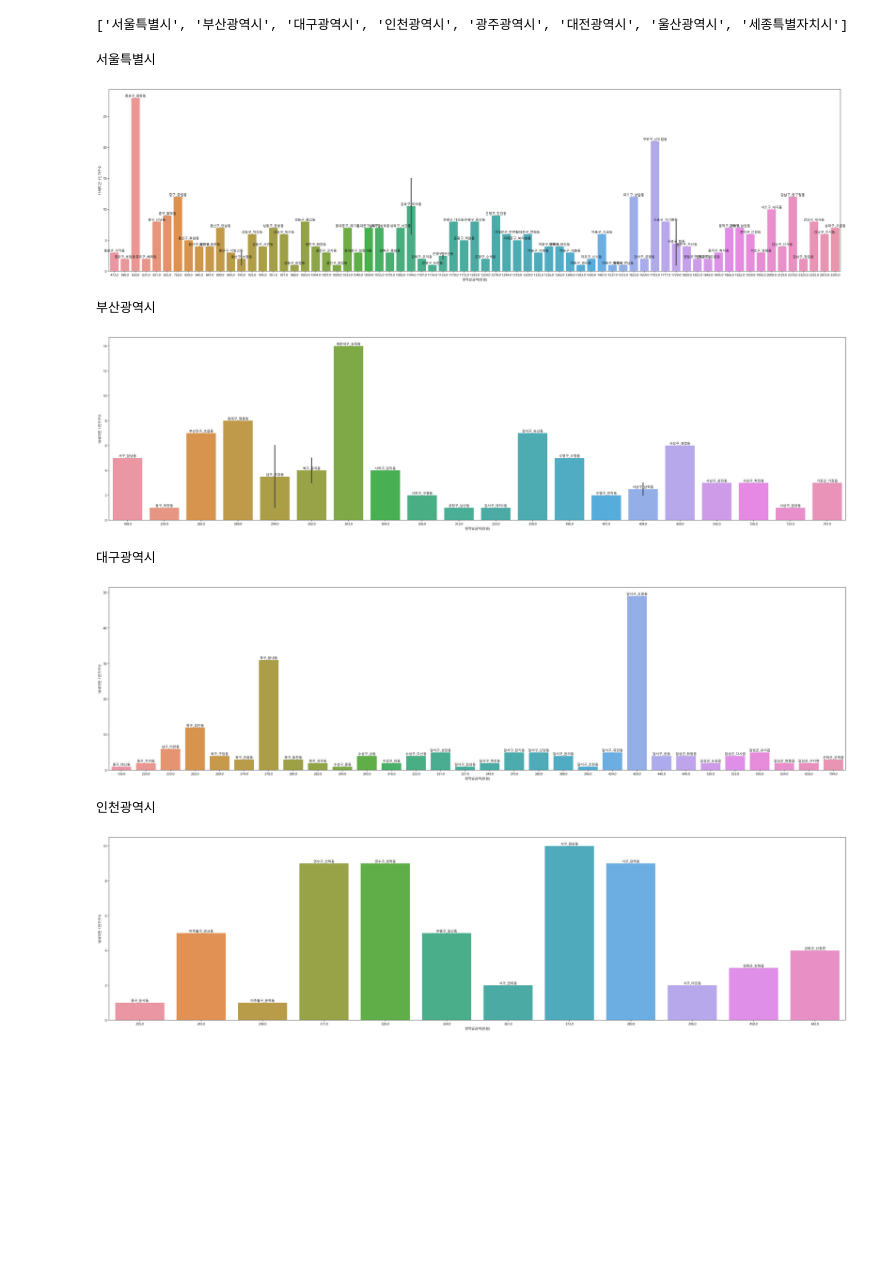
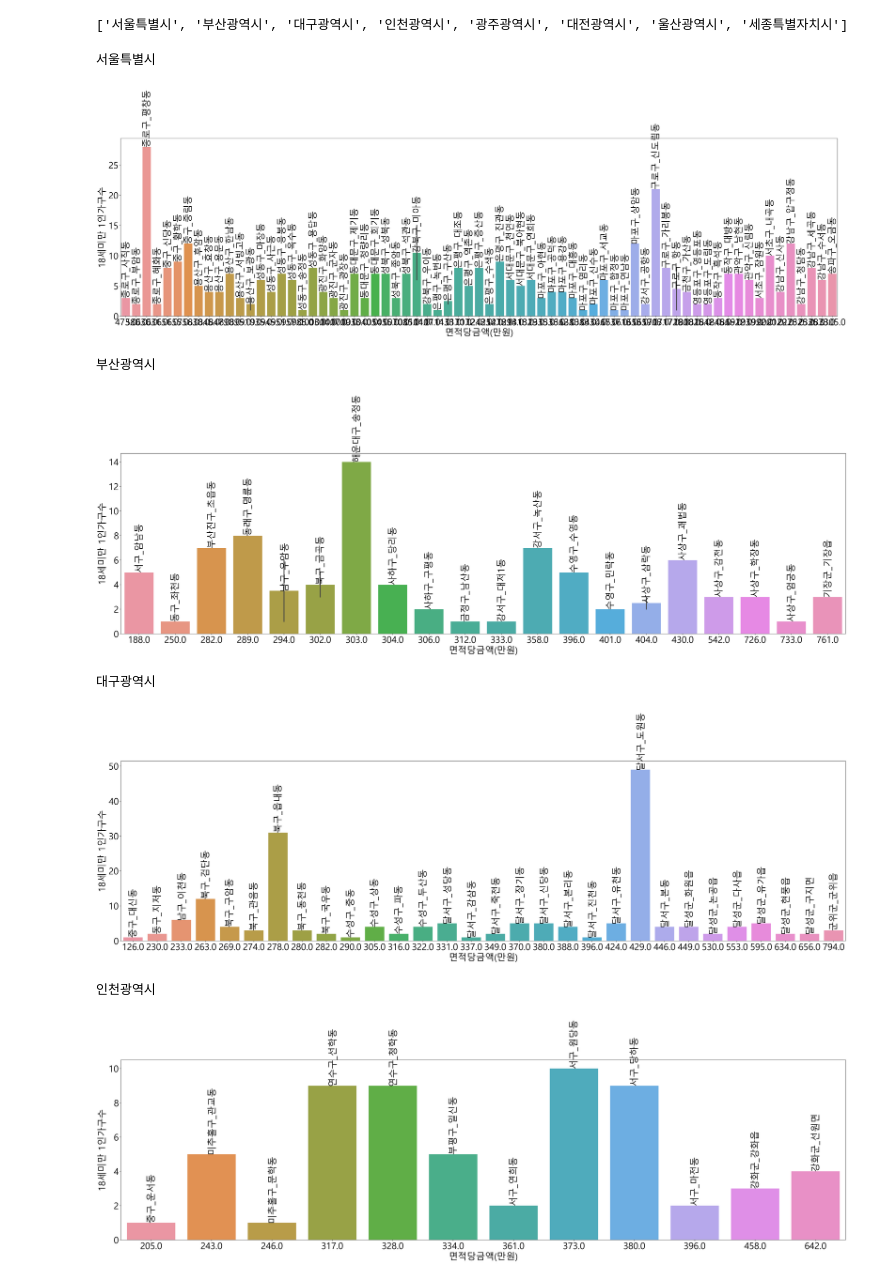
Before and after one commit to Thejiney/ai, a Jupyter notebook: source/project(1stPersonal)/apt/데이터 분석.ipynb, the cells around one changed output. Cells and saved outputs as stored; diff of their text form; code cells hidden in the pictures; blank space fills up the shorter version.

```diff
--- a/source/project(1stPersonal)/apt/데이터 분석.ipynb
+++ b/source/project(1stPersonal)/apt/데이터 분석.ipynb
@@ -48,29 +48,31 @@ idx
 # %%
 for i in idx:
     print(i)
     plt.figure(figsize=(40,10))
+    plt.rcParams['font.size'] = 28
     temp=df_merge[df_merge['시도명']==i]
     ax = sns.barplot(data=temp, x='면적당금액(만원)', y='18세미만 1인가구수',)
     x=0
     for p in ax.patches:
         ax.text(
             p.get_x() + p.get_width() / 2,  # 막대의 중앙
             p.get_height(),          # 막대 높이 위에 약간 띄운 위치
             temp['시군구명'].iloc[x]+'_'+temp['읍면동명'].iloc[x],      # 표시할 값 (정수로 변환)
             ha='center',                   # 수평 정렬
             va='bottom',                   # 수직 정렬
-            fontsize=10                    # 글꼴 크기
+            fontsize=28,                    # 글꼴 크기
+            rotation=90
         )
         x+=1
     plt.savefig(f'{filepath}png/{i}금액_1인가구수.png',dpi=300,bbox_inches='tight')
     plt.show()
 # %% [output]
 서울특별시
-[figure, old version]
+[figure, new version]
 부산광역시
-[figure, old version]
+[figure, new version]
 대구광역시
-[figure, old version]
+[figure, new version]
 인천광역시
-[figure, old version]
+[figure, new version]
 광주광역시
```
Also changed, not shown: parts of 2 cells of this notebook, 27 other files.
